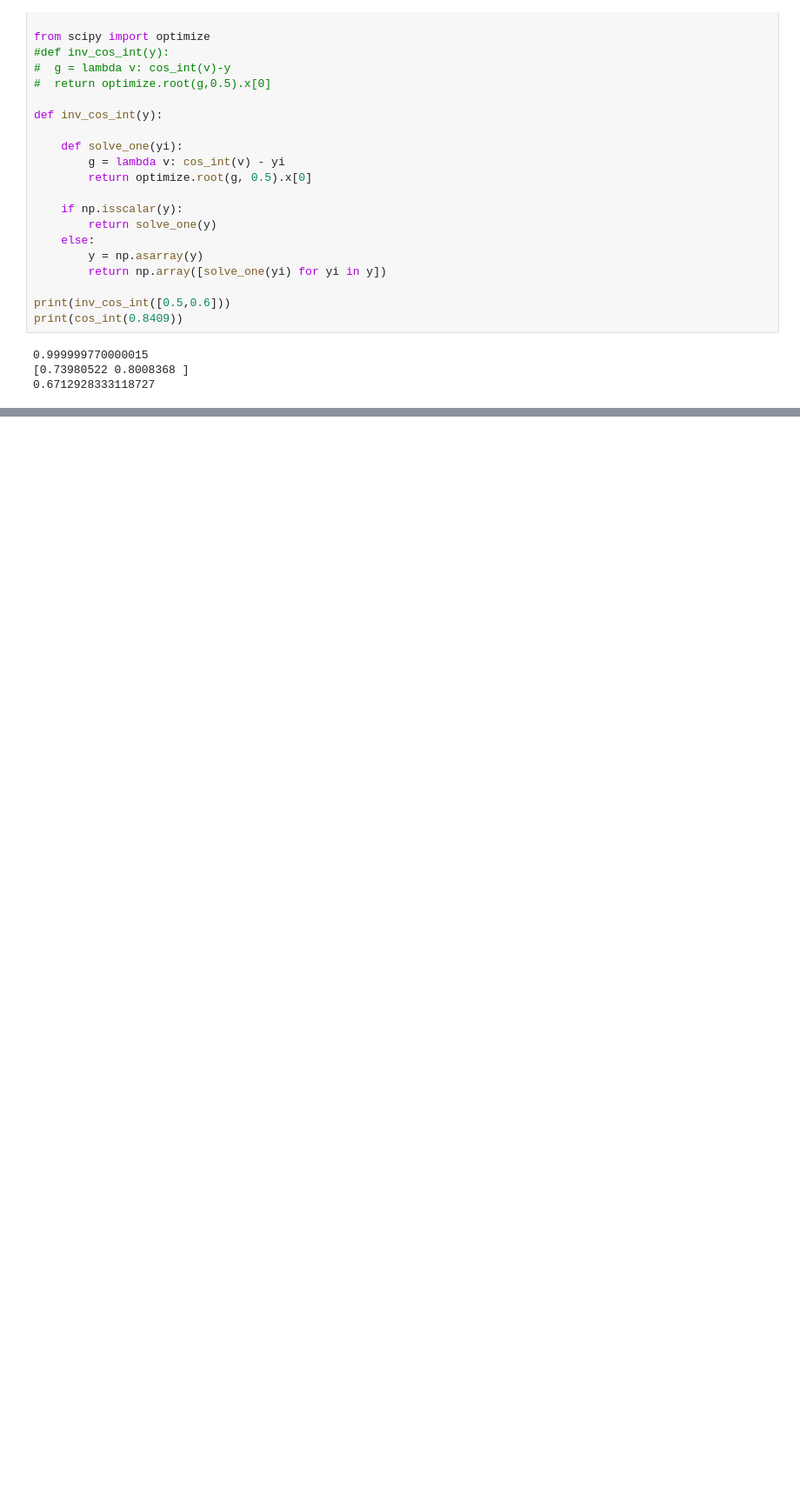
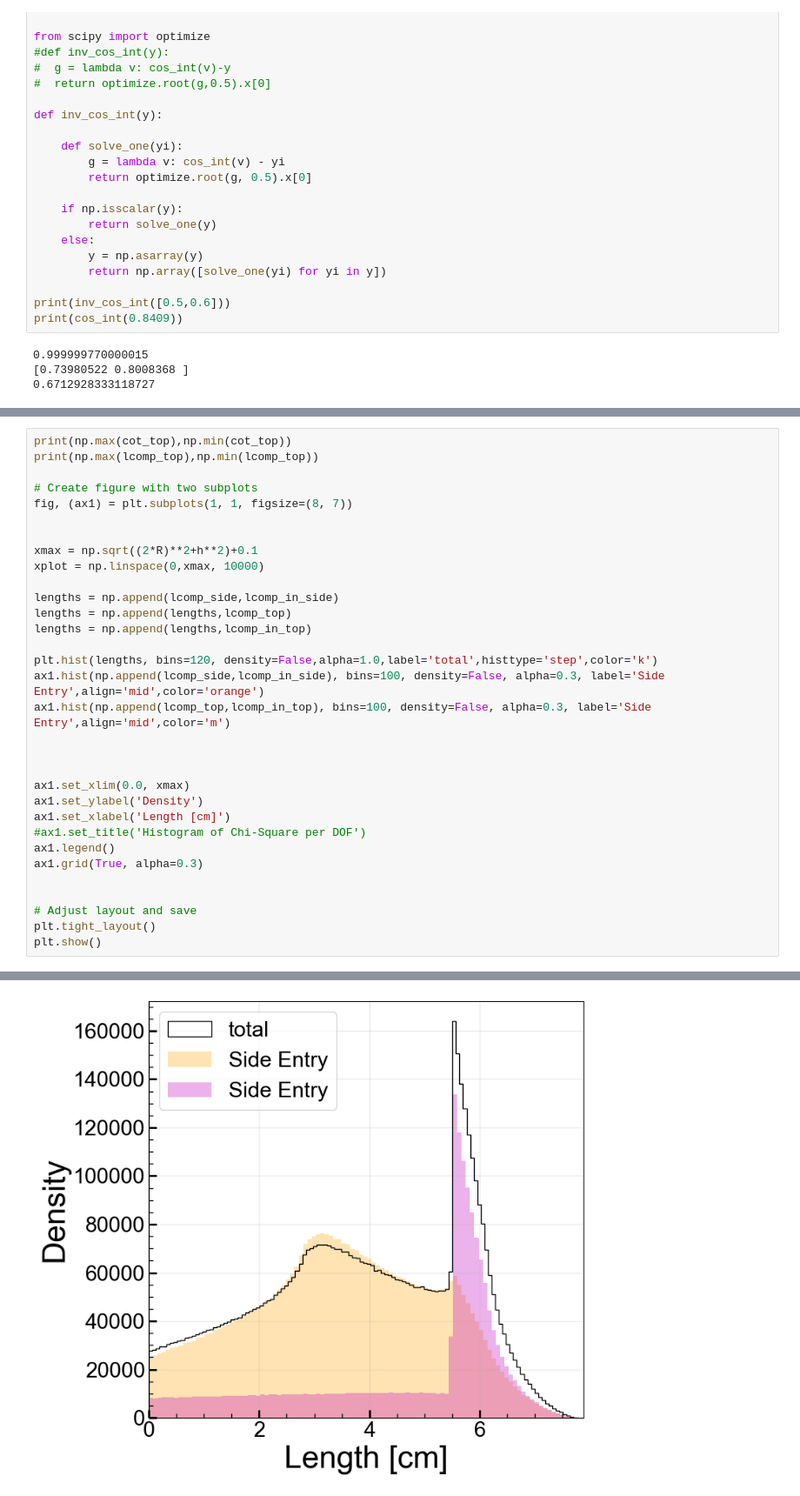
Before and after one commit to villano-lab/NaI_Array_Firmware, a Jupyter notebook: test_firmwares/TrigTest7/data_analysis/Analysis_Notebook/muon_generate.ipynb, the cells around one changed output, grey strips where cells are left out. Shown at 87% size. Saved outputs shown, nothing was run; the diff lists cells and outputs as text; blank space fills up the shorter version.

```diff
--- a/test_firmwares/TrigTest7/data_analysis/Analysis_Notebook/muon_generate.ipynb
+++ b/test_firmwares/TrigTest7/data_analysis/Analysis_Notebook/muon_generate.ipynb
@@ -181,0 +221,33 @@ plt.show()
+# %%
+print(np.max(cot_top),np.min(cot_top))
+print(np.max(lcomp_top),np.min(lcomp_top))
+
+# Create figure with two subplots
+fig, (ax1) = plt.subplots(1, 1, figsize=(8, 7))
+
+
+xmax = np.sqrt((2*R)**2+h**2)+0.1
+xplot = np.linspace(0,xmax, 10000)
+
+lengths = np.append(lcomp_side,lcomp_in_side)
+lengths = np.append(lengths,lcomp_top)
+lengths = np.append(lengths,lcomp_in_top)
+
+plt.hist(lengths, bins=120, density=False,alpha=1.0,label='total',histtype='step',color='k')
+ax1.hist(np.append(lcomp_side,lcomp_in_side), bins=100, density=False, alpha=0.3, label='Side Entry',align='mid',color='orange')
+ax1.hist(np.append(lcomp_top,lcomp_in_top), bins=100, density=False, alpha=0.3, label='Side Entry',align='mid',color='m')
+
+
+
+ax1.set_xlim(0.0, xmax)
+ax1.set_ylabel('Density')
+ax1.set_xlabel('Length [cm]')
+#ax1.set_title('Histogram of Chi-Square per DOF')
+ax1.legend()
+ax1.grid(True, alpha=0.3)
+
+
+# Adjust layout and save
+plt.tight_layout()
+plt.show()
+# %% [output]
@@ -181,0 +256 @@ plt.show()
+[figure, added]
```
Also changed, not shown: parts of 5 cells of this notebook.
